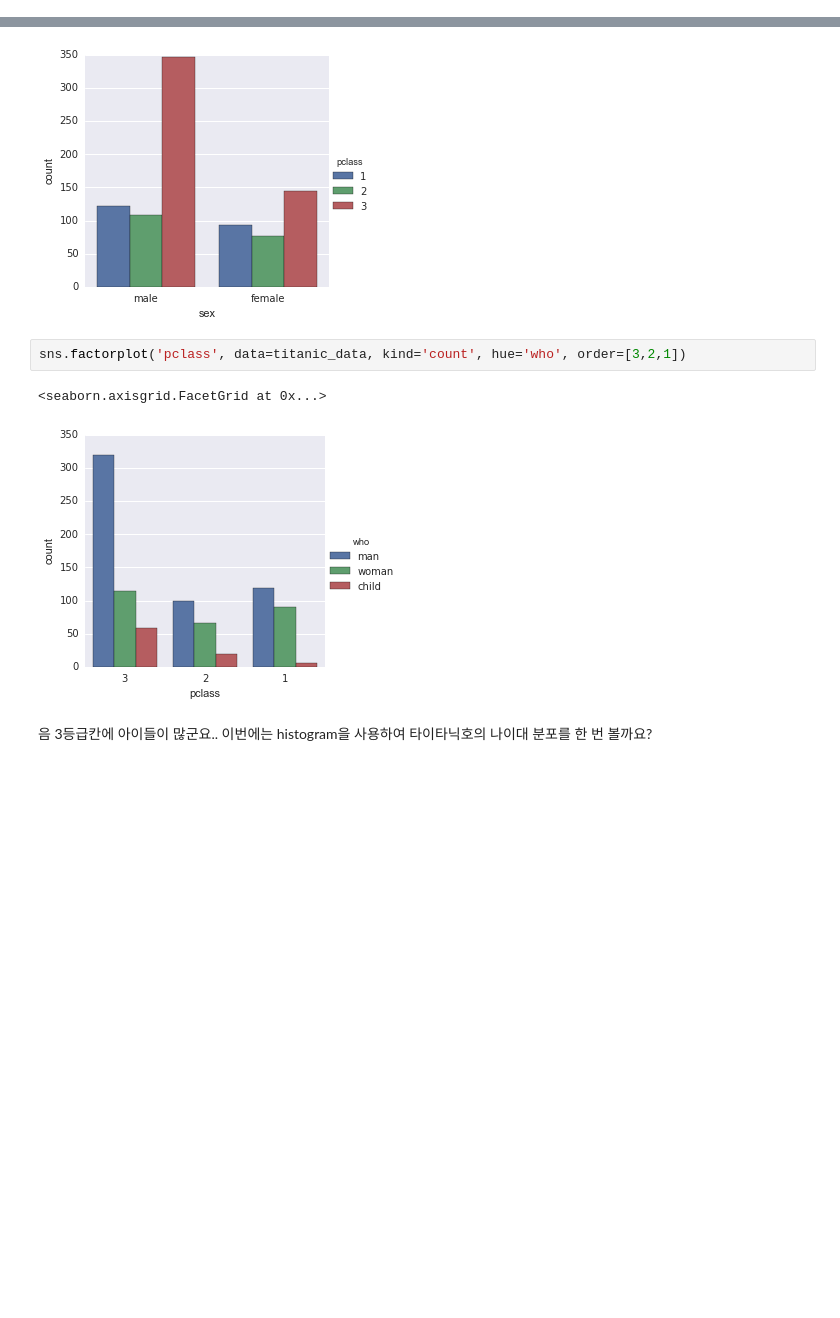
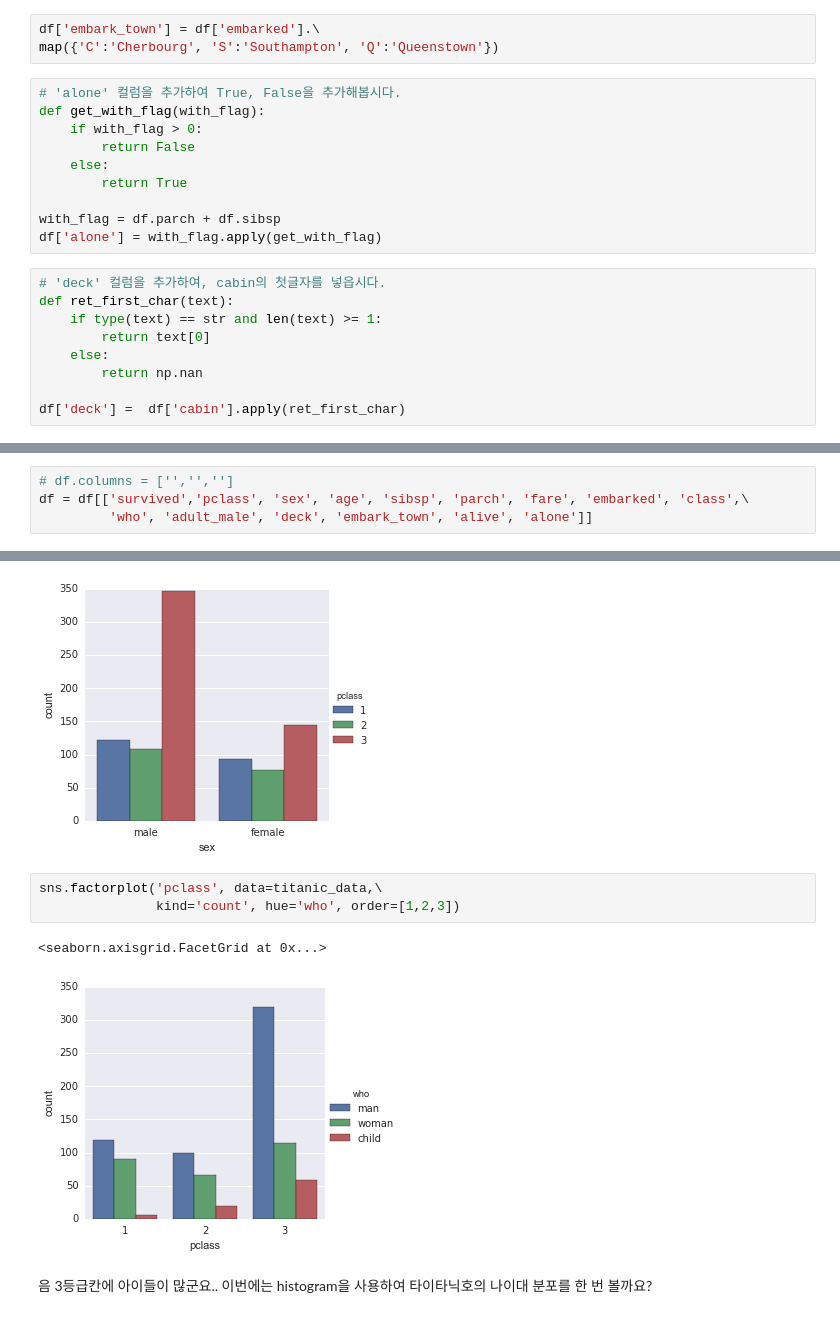
Before and after one commit to LyuGGang/python-data-analytics-lecture, a Jupyter notebook: 강의자료/8_seaborn_and_titanic_project.ipynb, the cells around one changed output, grey strips where cells are left out. Saved outputs shown, nothing was run; the diff lists cells and outputs as text; blank space fills up the shorter version.

```diff
--- a/강의자료/8_seaborn_and_titanic_project.ipynb
+++ b/강의자료/8_seaborn_and_titanic_project.ipynb
@@ -589,0 +653,22 @@ dtype: object
+# %%
+df['embark_town'] = df['embarked'].\
+map({'C':'Cherbourg', 'S':'Southampton', 'Q':'Queenstown'})
+# %%
+# 'alone' 컬럼을 추가하여 True, False을 추가해봅시다.
+def get_with_flag(with_flag):
+    if with_flag > 0:
+        return False
+    else:
+        return True
+
+with_flag = df.parch + df.sibsp
+df['alone'] = with_flag.apply(get_with_flag)
+# %%
+# 'deck' 컬럼을 추가하여, cabin의 첫글자를 넣읍시다.
+def ret_first_char(text):
+    if type(text) == str and len(text) >= 1:
+        return text[0]
+    else:
+        return np.nan
+
+df['deck'] =  df['cabin'].apply(ret_first_char)
@@ -595,0 +687,4 @@ df.columns = map(str.lower, df.columns)
+# %%
+# df.columns = ['','','']
+df = df[['survived','pclass', 'sex', 'age', 'sibsp', 'parch', 'fare', 'embarked', 'class',\
+         'who', 'adult_male', 'deck', 'embark_town', 'alive', 'alone']]
@@ -639,10 +753,11 @@ sns.factorplot('sex', data=titanic_data, \
 <seaborn.axisgrid.FacetGrid at 0x...>
 [figure]
 # %%
-sns.factorplot('pclass', data=titanic_data, kind='count', hue='who', order=[3,2,1])
+sns.factorplot('pclass', data=titanic_data,\
+               kind='count', hue='who', order=[1,2,3])
 # %% [output]
 <seaborn.axisgrid.FacetGrid at 0x...>
-[figure, old version]
+[figure, new version]
 # %% [markdown]
 음 3등급칸에 아이들이 많군요.. 이번에는 histogram을 사용하여 타이타닉호의 나이대 분포를 한 번 볼까요?
 # %% [markdown]
```
Also changed, not shown: parts of 62 cells of this notebook.
